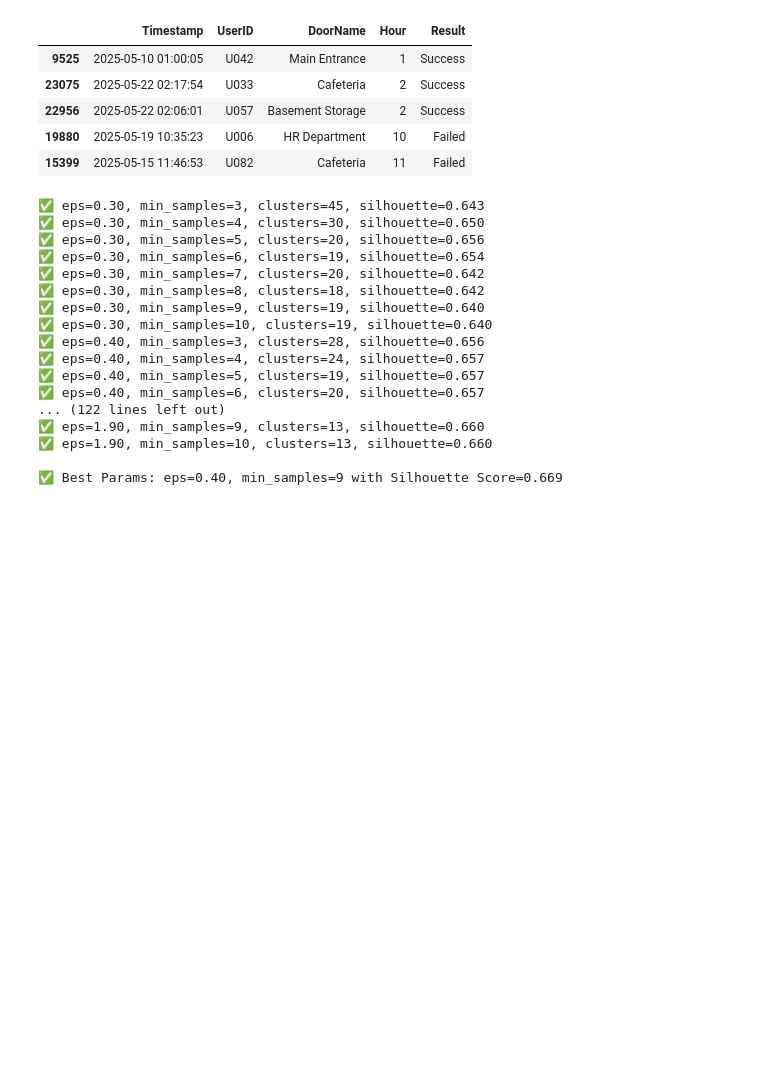
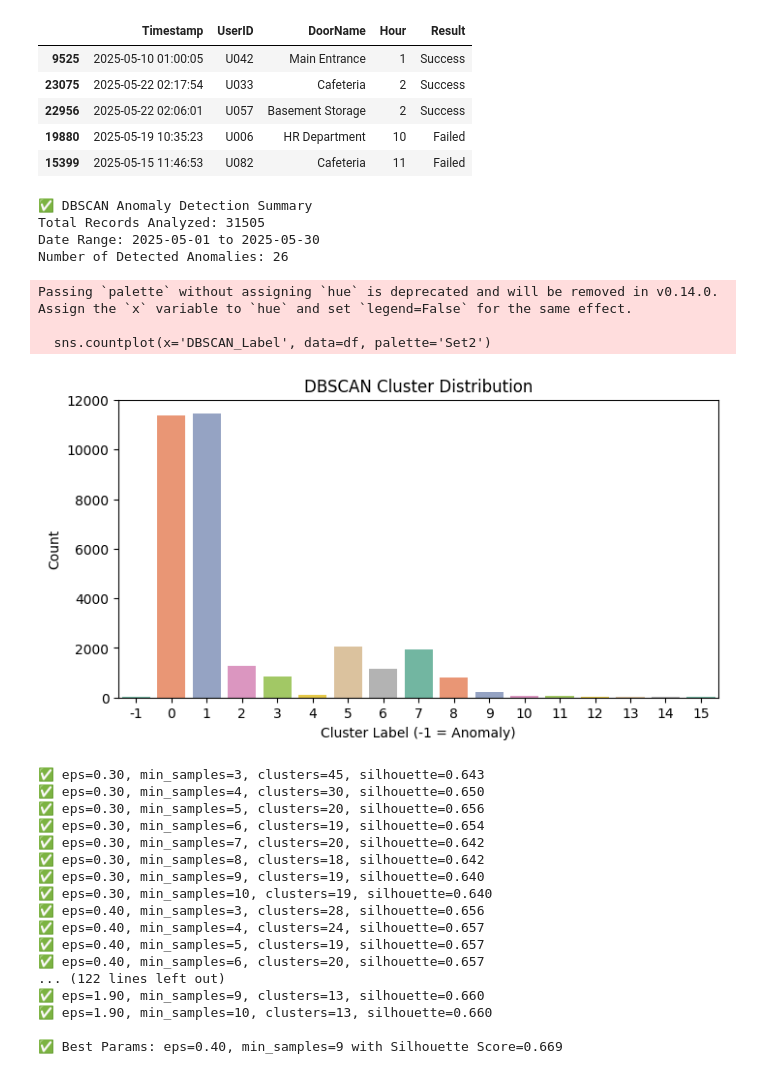
Before and after one commit to Divyaanshvats/FIDROX_ASSIGNMENTS, a Jupyter notebook: FIDROX_DBSCAN.ipynb, the cells around one changed output. Saved outputs shown, nothing was run; the diff lists cells and outputs as text; code cells hidden in the pictures; blank space fills up the shorter version.

```diff
--- a/FIDROX_DBSCAN.ipynb
+++ b/FIDROX_DBSCAN.ipynb
@@ -432,6 +436,57 @@ display(df[df['DBSCAN_Label'] == -1].sample(5, random_state=42)[['Timestamp', 'U
 | 22956 | 2025-05-22 02:06:01 | U057 | Basement Storage | 2 | Success |
 | 19880 | 2025-05-19 10:35:23 | U006 | HR Department | 10 | Failed |
 | 15399 | 2025-05-15 11:46:53 | U082 | Cafeteria | 11 | Failed |
+# %%
+from sklearn.cluster import DBSCAN
+from sklearn.preprocessing import StandardScaler
+import matplotlib.pyplot as plt
+import seaborn as sns
+import pandas as pd
+
+# Feature engineering
+df['Hour'] = df['Timestamp'].dt.hour
+df['DirectionCode'] = df['Direction'].map({'IN': 0, 'OUT': 1})
+df['ResultCode'] = df['Result'].map({'Success': 0, 'Failed': 1})
+df['DoorCode'] = df['DoorID'].astype('category').cat.codes
+df['UserCode'] = df['UserID'].astype('category').cat.codes
+
+# Select features for clustering
+features = ['Hour', 'DirectionCode', 'ResultCode', 'DoorCode', 'UserCode']
+X = df[features]
+
+# Standardize features
+scaler = StandardScaler()
+X_scaled = scaler.fit_transform(X)
+
+# DBSCAN model
+dbscan = DBSCAN(eps=0.7, min_samples=10)
+df['DBSCAN_Label'] = dbscan.fit_predict(X_scaled)
+
+# Extract anomalies
+anomalies = df[df['DBSCAN_Label'] == -1]
+
+# Output summary
+print("✅ DBSCAN Anomaly Detection Summary")
+print(f"Total Records Analyzed: {len(df)}")
+print(f"Date Range: {df['Timestamp'].min().date()} to {df['Timestamp'].max().date()}")
+print(f"Number of Detected Anomalies: {len(anomalies)}")
+
+# Optional visualization
+plt.figure(figsize=(8, 4))
+sns.countplot(x='DBSCAN_Label', data=df, palette='Set2')
+plt.title("DBSCAN Cluster Distribution")
+plt.xlabel("Cluster Label (-1 = Anomaly)")
+plt.ylabel("Count")
+plt.show()
+# %% [output]
+✅ DBSCAN Anomaly Detection Summary
+Total Records Analyzed: 31505
+Date Range: 2025-05-01 to 2025-05-30
+Number of Detected Anomalies: 26
+Passing `palette` without assigning `hue` is deprecated and will be removed in v0.14.0. Assign the `x` variable to `hue` and set `legend=False` for the same effect.
+
+  sns.countplot(x='DBSCAN_Label', data=df, palette='Set2')
+[figure, added]
 # %%
 from sklearn.metrics import silhouette_score
 from sklearn.decomposition import PCA
```
Also changed, not shown: parts of 17 cells of this notebook.
